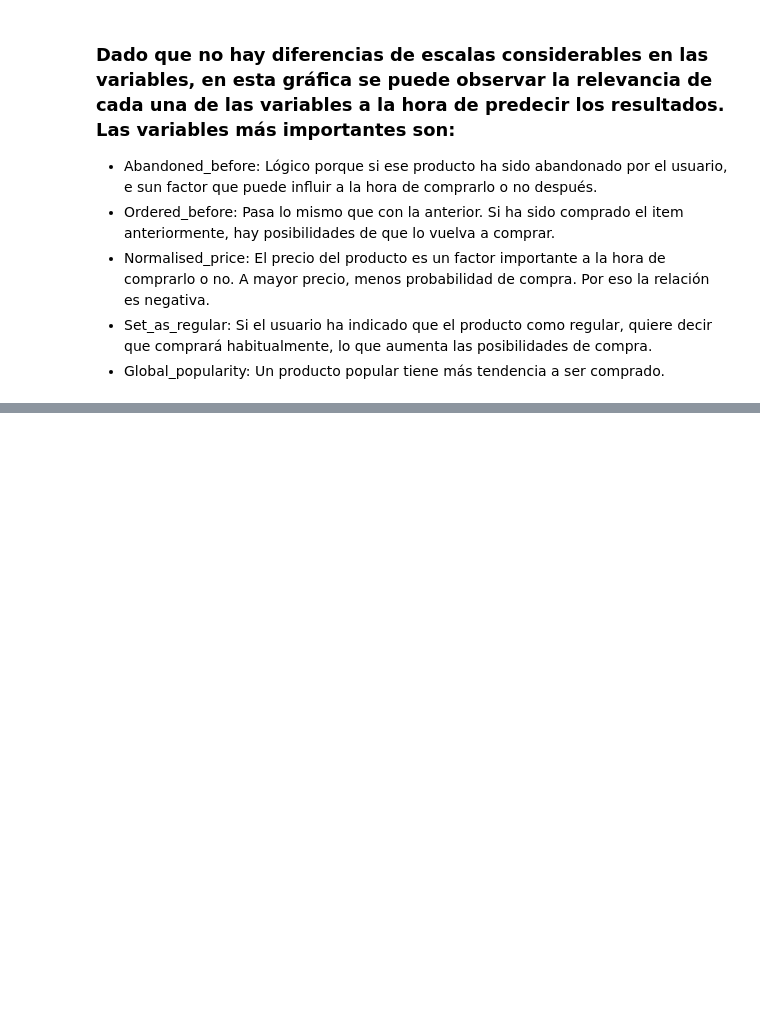
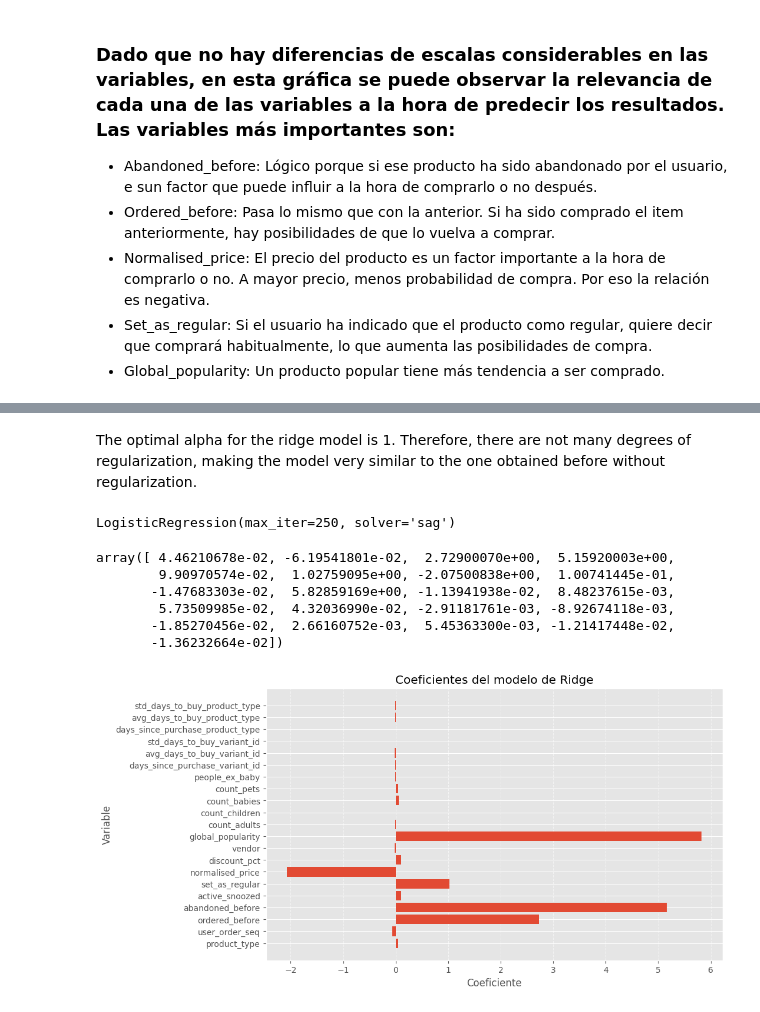
Before and after one commit to uhernando002/zrive-ds, a Jupyter notebook: src/module_3/module_3_milestone1.ipynb, the cells around one changed output, grey strips where cells are left out. Cells and saved outputs as stored; diff of their text form; code cells hidden in the pictures; blank space fills up the shorter version.

```diff
--- a/src/module_3/module_3_milestone1.ipynb
+++ b/src/module_3/module_3_milestone1.ipynb
@@ -198,0 +228,42 @@ plt.show()
+# %%
+resultados_ridge = []
+threshold_ridge = 0.035
+for alpha in valores_C:
+    ridge = linear_model.LogisticRegression(penalty='l2', C = alpha, solver="sag", max_iter=250)
+    ridge.fit(X_train, Y_train)
+    Y_prob_ridge = ridge.predict_proba(X_validation)[:,1]
+    Y_pred_ridge = np.zeros(Y_prob_ridge.shape)
+    Y_pred_ridge[Y_prob_ridge > threshold_ridge] = 1
+    C_ridge = metrics.confusion_matrix(Y_validation, Y_pred_ridge, normalize='true')
+    resultado_actual = {'alpha': alpha, 'TP/P': C_ridge[1,1]}
+    resultados_ridge.append(resultado_actual)
+# %%
+resultados_ridge = pd.DataFrame(resultados_ridge)
+alpha_opt_ridge = resultados_ridge.loc[resultados_ridge['TP/P'].idxmax()][0]
+# %% [markdown]
+The optimal alpha for the ridge model is 1. Therefore, there are not many degrees of regularization, making the model very similar to the one obtained before without regularization.
+# %%
+ridge = linear_model.LogisticRegression(penalty='l2', C = alpha_opt_ridge, solver="sag", max_iter=250)
+ridge.fit(X_train, Y_train)
+# %% [output]
+LogisticRegression(max_iter=250, solver='sag')
+# %%
+betas_ridge = ridge.coef_[0]
+betas_ridge
+# %% [output]
+array([ 4.46210678e-02, -6.19541801e-02,  2.72900070e+00,  5.15920003e+00,
+        9.90970574e-02,  1.02759095e+00, -2.07500838e+00,  1.00741445e-01,
+       -1.47683303e-02,  5.82859169e+00, -1.13941938e-02,  8.48237615e-03,
+        5.73509985e-02,  4.32036990e-02, -2.91181761e-03, -8.92674118e-03,
+       -1.85270456e-02,  2.66160752e-03,  5.45363300e-03, -1.21417448e-02,
+       -1.36232664e-02])
+# %%
+plt.figure(figsize=(10, 6))
+plt.barh(ridge.feature_names_in_, betas_ridge)
+plt.xlabel('Coeficiente')
+plt.ylabel('Variable')
+plt.title('Coeficientes del modelo de Ridge')
+plt.grid(axis='x', linestyle='--', alpha=0.6)
+plt.show()
+# %% [output]
+[figure, added]
```
Also changed, not shown: parts of 44 cells of this notebook, 1 other file.
